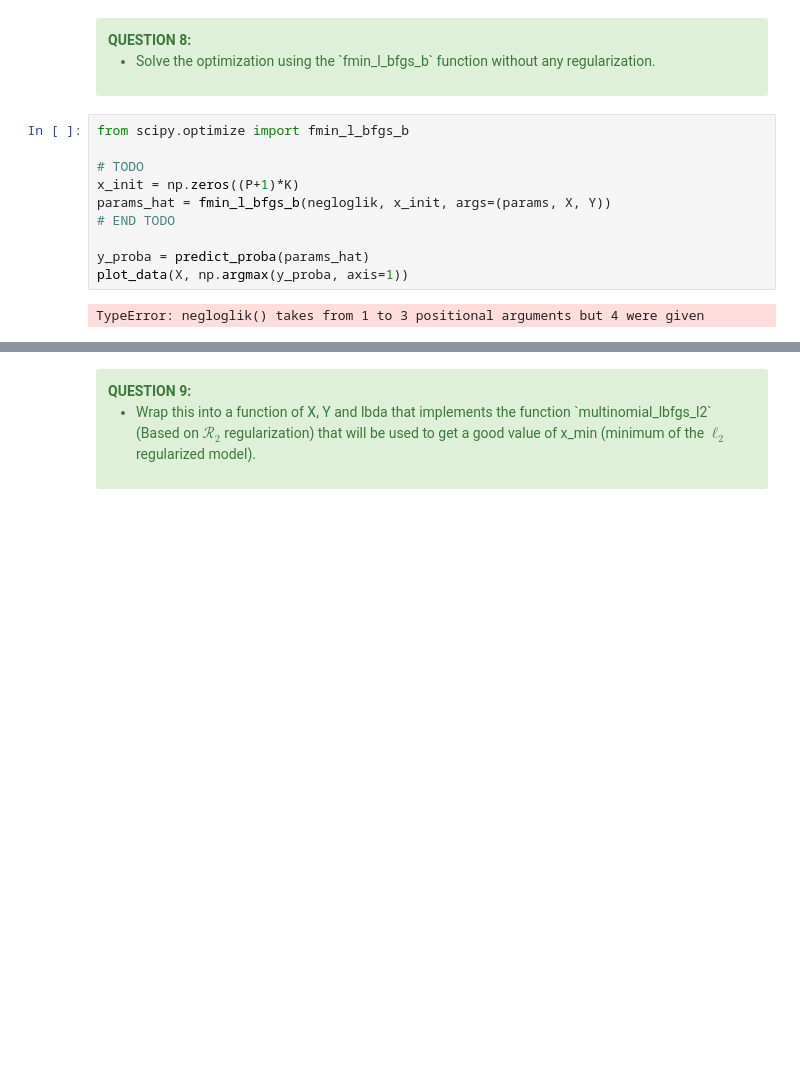
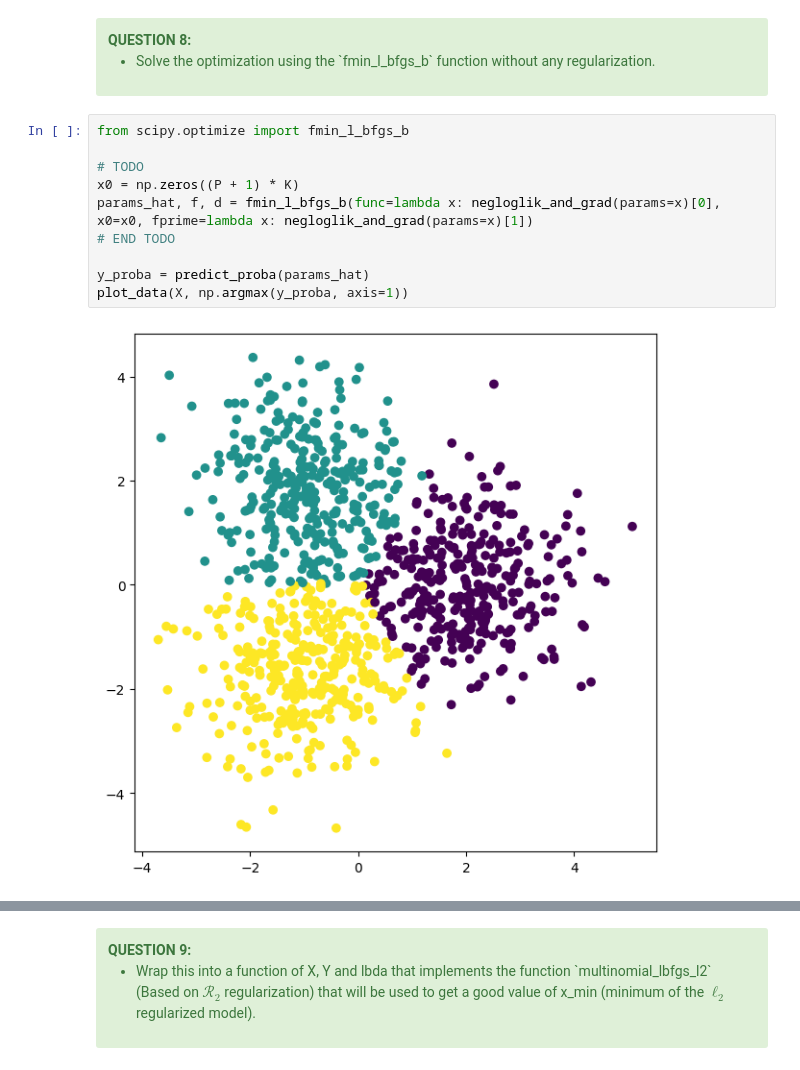
Before and after one commit to MariusAAROS/IPP-Optimisation-for-data-science, a Jupyter notebook: Projet/project_ortega_marius_and_adnan_wiam.ipynb, the cells around one changed output, grey strips where cells are left out. Cells and saved outputs as stored; diff of their text form; blank space fills up the shorter version.

```diff
--- a/Projet/project_ortega_marius_and_adnan_wiam.ipynb
+++ b/Projet/project_ortega_marius_and_adnan_wiam.ipynb
@@ -662,15 +662,15 @@ for _ in range(10):
 # %%
 from scipy.optimize import fmin_l_bfgs_b
 
 # TODO
-x_init = np.zeros((P+1)*K)
-params_hat = fmin_l_bfgs_b(negloglik, x_init, args=(params, X, Y))
+x0 = np.zeros((P + 1) * K)
+params_hat, f, d = fmin_l_bfgs_b(func=lambda x: negloglik_and_grad(params=x)[0], x0=x0, fprime=lambda x: negloglik_and_grad(params=x)[1])
 # END TODO
 
 y_proba = predict_proba(params_hat)
 plot_data(X, np.argmax(y_proba, axis=1))
 # %% [output]
-TypeError: negloglik() takes from 1 to 3 positional arguments but 4 were given
+[figure, added]
 # %%
 from functools import partial
 from utils import show_decision_boundary
```
Also changed, not shown: parts of 7 cells of this notebook, 1 other file.
